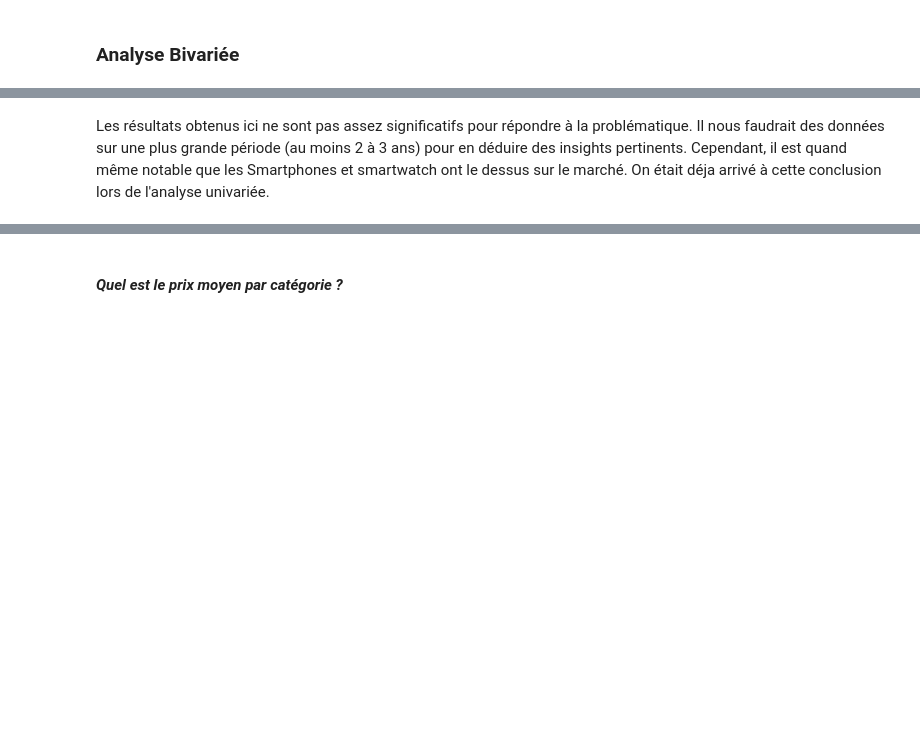
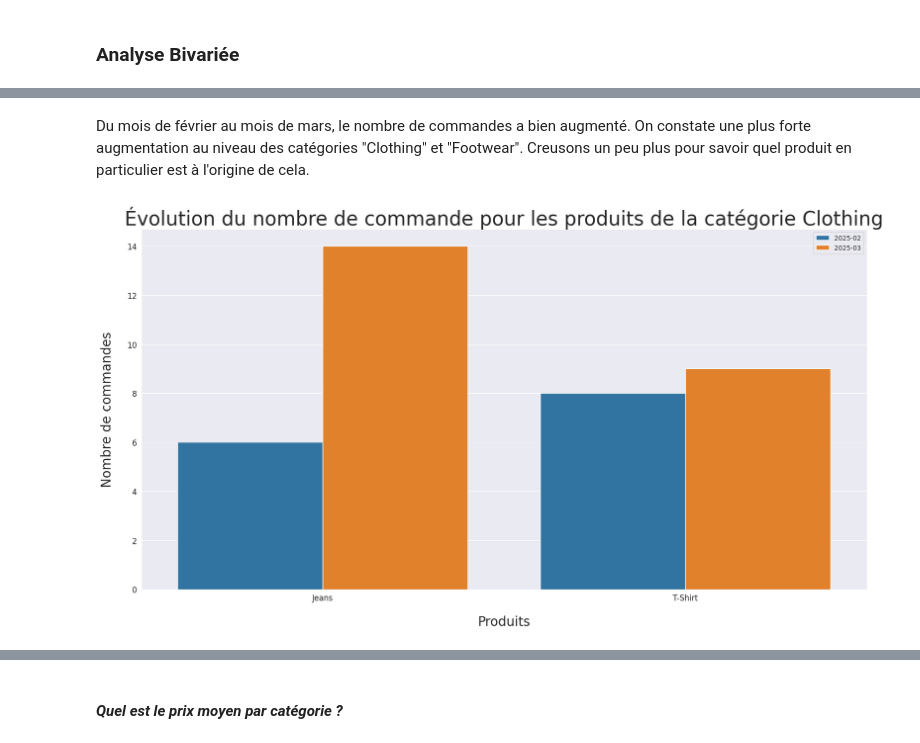
Before and after one commit to chanwinharold/Amazon_Sales, a Jupyter notebook: notebooks/02_exploratory_analysis.ipynb, the cells around one changed output, grey strips where cells are left out. Cells and saved outputs as stored; diff of their text form; code cells hidden in the pictures; blank space fills up the shorter version.

Commit message:
fin de l'analyse bivariée

```diff
--- a/notebooks/02_exploratory_analysis.ipynb
+++ b/notebooks/02_exploratory_analysis.ipynb
@@ -286,2 +283,24 @@ for i in range(len(data_grouped_by_month)):
 # %% [markdown]
-Les résultats obtenus ici ne sont pas assez significatifs pour répondre à la problématique. Il nous faudrait des données sur une plus grande période (au moins 2 à 3 ans) pour en déduire des insights pertinents. Cependant, il est quand même notable que les Smartphones et smartwatch ont le dessus sur le marché. On était déja arrivé à cette conclusion lors de l'analyse univariée.
+Du mois de février au mois de mars, le nombre de commandes a bien augmenté. On constate une plus forte augmentation au niveau des catégories "Clothing" et "Footwear". Creusons un peu plus pour savoir quel produit en particulier est à l'origine de cela.
+# %%
+# Regroupement des données
+clothing_data = data.loc[data["category"]=="Clothing", ]
+clothing_data = clothing_data.pivot_table(index=clothing_data['date'].dt.to_period('M'), columns=clothing_data['product'], values='product', aggfunc='count', fill_value=0).iloc[:2, ]; clothing_data.reset_index(inplace=True)
+
+# Tableau unilatéral
+clothing_data = clothing_data.melt(id_vars='date', var_name='Clothing', value_vars=clothing_data)
+
+# Visualisation avec un diagramme en barres
+plt.figure(figsize=(20, 10))
+plt.title("Évolution du nombre de commande pour les produits de la catégorie Clothing", fontsize=30)
+plt.ylabel("Nombre de commandes", fontsize=20, labelpad=20); plt.xlabel("Produits", fontsize=20, labelpad=20)
+plt.tick_params(labelsize=12)
+
+sns.barplot(data=clothing_data,
+            x='Clothing',
+            y='value',
+            hue='date')
+plt.legend()
+plt.show()
+# %% [output]
+[figure, added]
```
Also changed, not shown: parts of 39 cells of this notebook.
